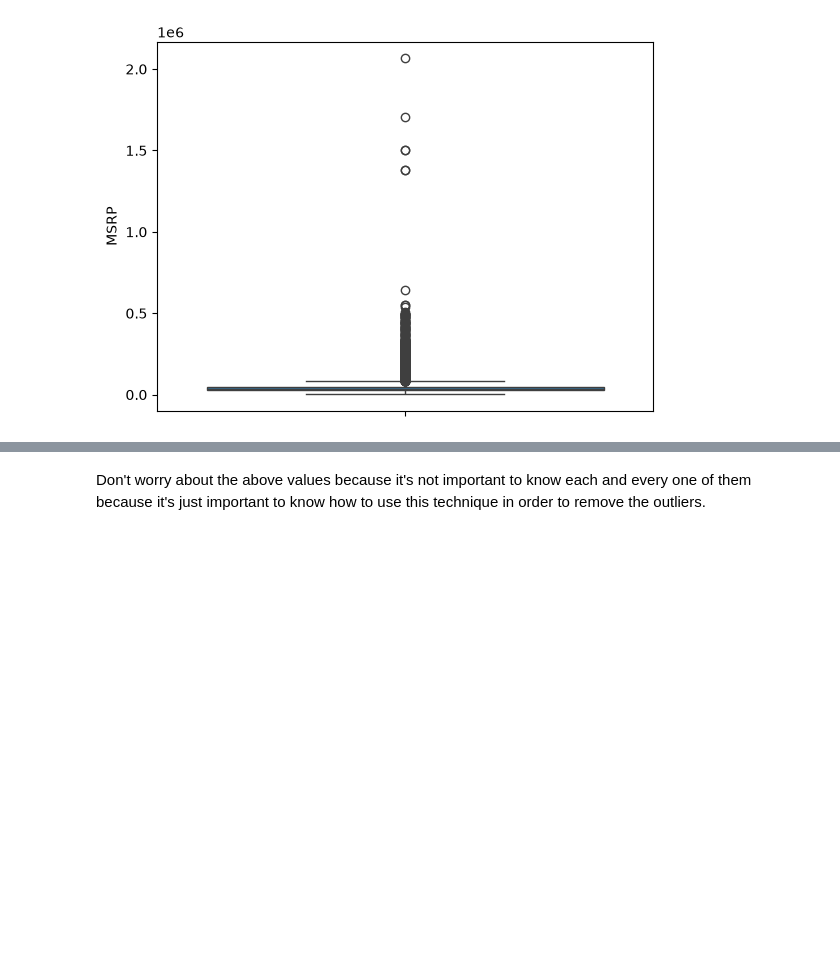
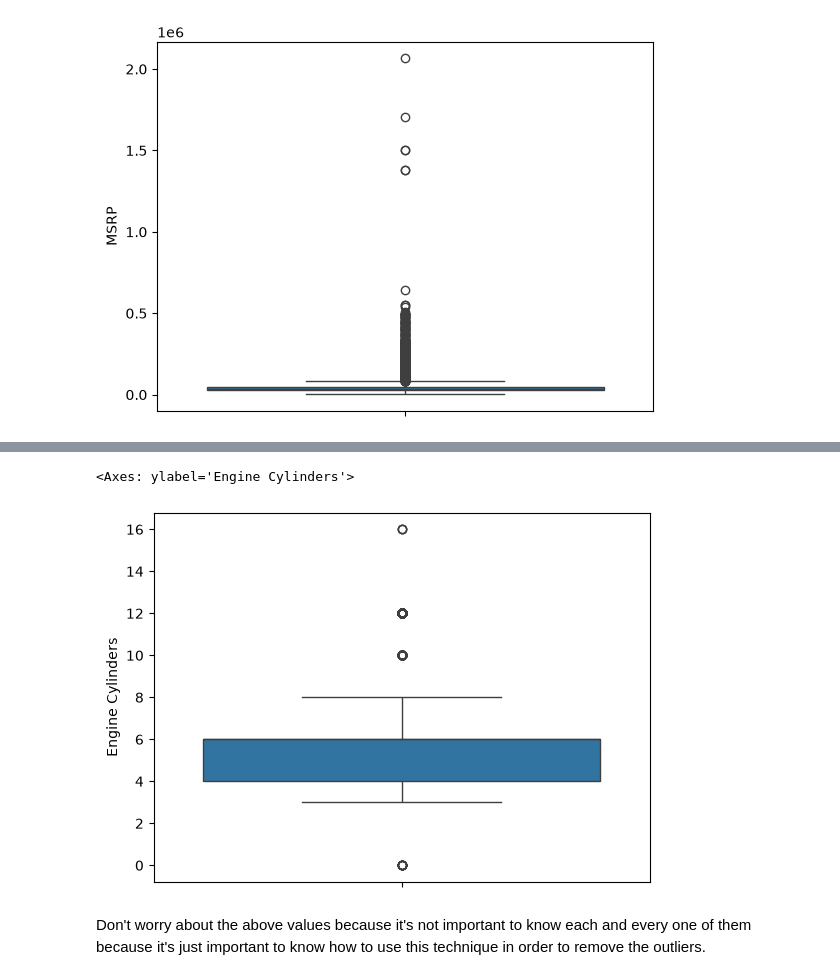
Before and after one commit to jnzm246/24640801_DuongDanhDung_Cystone, a Jupyter notebook: practice/w3/w3_24640801.ipynb, the cells around one changed output, grey strips where cells are left out. Cells and saved outputs as stored; diff of their text form; code cells hidden in the pictures; blank space fills up the shorter version.

```diff
--- a/practice/w3/w3_24640801.ipynb
+++ b/practice/w3/w3_24640801.ipynb
@@ -241,5 +245,9 @@ sns.boxplot(y=df['MSRP'])
 # %%
 # TODO: plot a boxplot of Cylinders
+sns.boxplot(y=df['Engine Cylinders'])
+# %% [output]
+<Axes: ylabel='Engine Cylinders'>
+[figure, added]
 # %%
 # TODO: compute Q1, Q3, and IQR, note: numeric_only=True
 Q1 = df.quantile(0.25, numeric_only=True)
```
Also changed, not shown: parts of 4 cells of this notebook.
